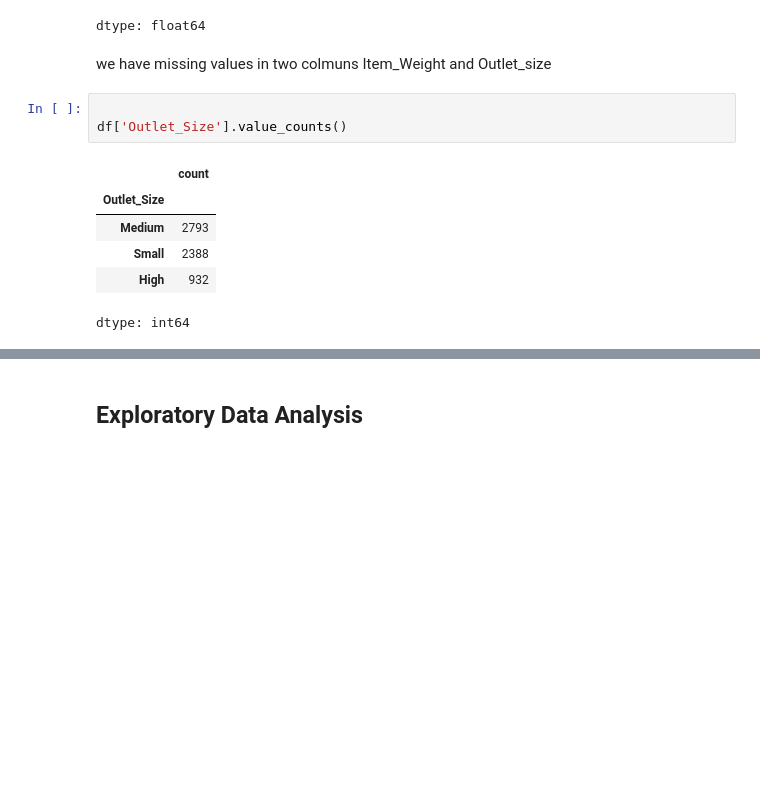
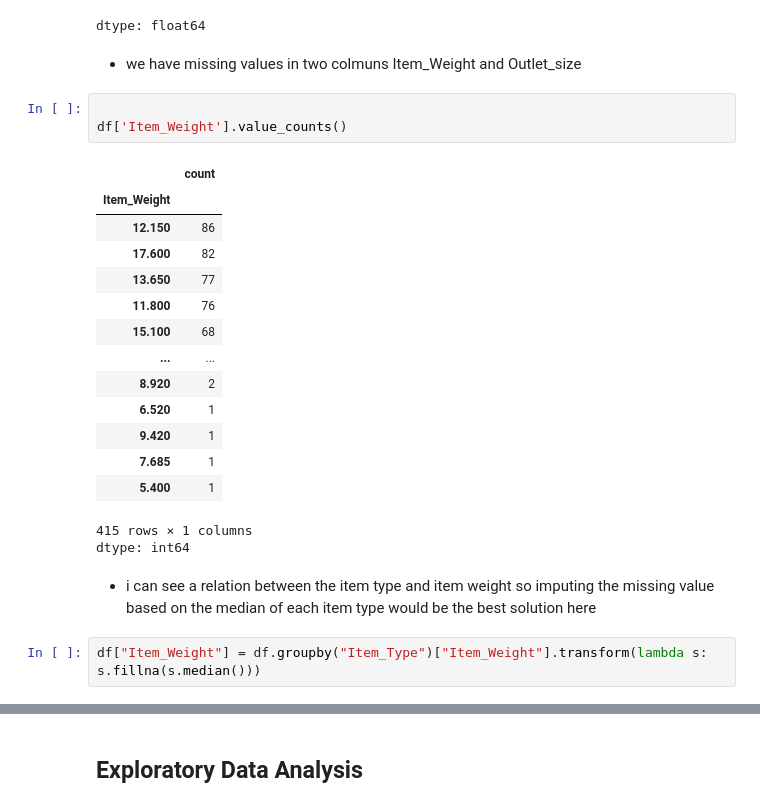
Before and after one commit to AymanAlnajjar/Prediction-of-Product-Sales, a Jupyter notebook: Prediction_of_Product_Sale.ipynb, the cells around one changed output, grey strips where cells are left out. Drawn from its saved outputs; the diff is of its cells as text; blank space fills up the shorter version.

```diff
--- a/Prediction_of_Product_Sale.ipynb
+++ b/Prediction_of_Product_Sale.ipynb
@@ -79,14 +79,27 @@ df.isna().sum() / len(df) * 100
 | Item_Outlet_Sales | 0.000000 |
 dtype: float64
 # %% [markdown]
-we have missing values in two colmuns Item_Weight and Outlet_size
+* we have missing values in two colmuns Item_Weight and Outlet_size
 # %%
 
-df['Outlet_Size'].value_counts()
+df['Item_Weight'].value_counts()
 # %% [output]
 |  | count |
-| Outlet_Size |  |
-| Medium | 2793 |
-| Small | 2388 |
-| High | 932 |
+| Item_Weight |  |
+| 12.150 | 86 |
+| 17.600 | 82 |
+| 13.650 | 77 |
+| 11.800 | 76 |
+| 15.100 | 68 |
+| ... | ... |
+| 8.920 | 2 |
+| 6.520 | 1 |
+| 9.420 | 1 |
+| 7.685 | 1 |
+| 5.400 | 1 |
+415 rows × 1 columns
 dtype: int64
+# %% [markdown]
+* i can see a relation between the item type and item weight so imputing the missing value based on the median of each item type would be the best solution here
+# %%
+df["Item_Weight"] = df.groupby("Item_Type")["Item_Weight"].transform(lambda s: s.fillna(s.median()))
```
Also changed, not shown: parts of 9 cells of this notebook.
